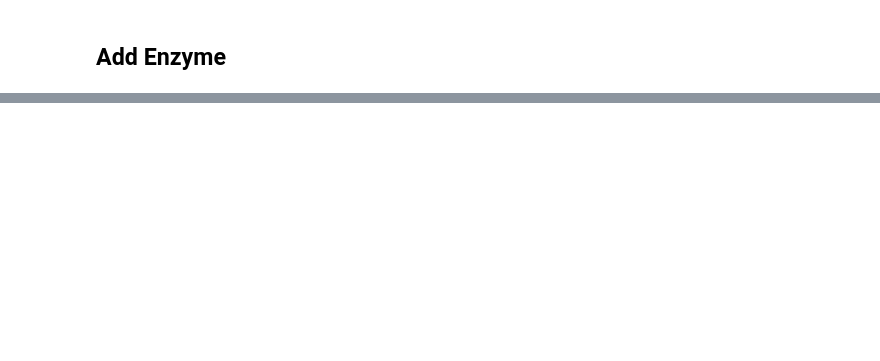
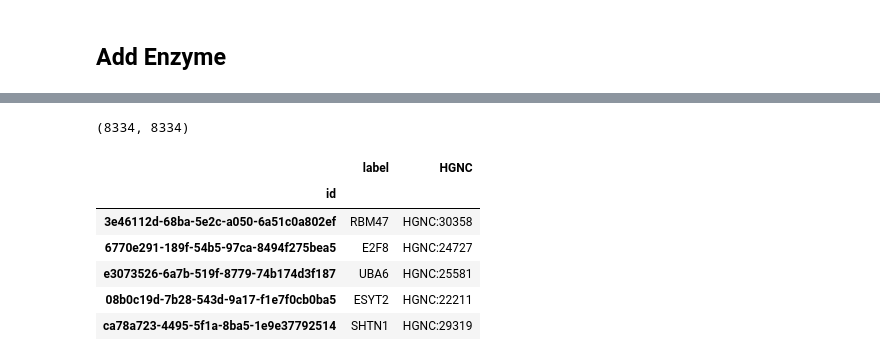
Before and after one commit to MaayanLab/datadistillery-kg, a Jupyter notebook: 0424Notebooks/ingestion_notebook.ipynb, the cells around one changed output, grey strips where cells are left out. Saved outputs shown, nothing was run; the diff lists cells and outputs as text; code cells hidden in the pictures; blank space fills up the shorter version.

```diff
--- a/0424Notebooks/ingestion_notebook.ipynb
+++ b/0424Notebooks/ingestion_notebook.ipynb
@@ -440,0 +572,32 @@ with GraphDatabase.driver(os.getenv('NEO4J_URL'), auth=(os.getenv('NEO4J_USER'),
+# %%
+protein_gene.index.name = "protein"
+protein_gene.columns = ["gene"]
+# %%
+protein_gene_mapper = protein_gene.to_dict()["gene"]
+# %%
+protein_list = []
+gene_list = []
+prot_gene = []
+for prot, protid in protein_id_mapper.items():
+	hgnc = protein_gene_mapper[prot]
+	if hgnc in gene_id_mapper:
+		prot_gene.append({
+			"source": gene_id_mapper[hgnc],
+			"target": protid,
+			"relation": "is_protein",
+			"sab": "HGNCUNIPROT"
+		})
+		protein_list.append({
+			"id": protid,
+			"label": protein_label_mapper[prot],
+			"UNIPROTKB": prot
+		})
+		gene_list.append({
+			"id": gene_id_mapper[hgnc],
+			"label": gene_label_mapper[hgnc],
+			"HGNC": hgnc
+		})
+# %%
+len(protein_list), len(gene_list)
+# %% [output]
+(8334, 8334)
@@ -440,0 +606,15 @@ with GraphDatabase.driver(os.getenv('NEO4J_URL'), auth=(os.getenv('NEO4J_USER'),
+# %%
+protein_df = pd.DataFrame.from_records(protein_list)
+gene_df = pd.DataFrame.from_records(gene_list)
+# %%
+protein_df = protein_df.set_index('id')
+gene_df = gene_df.set_index('id')
+gene_df.head()
+# %% [output]
+|  | label | HGNC |
+| id |  |  |
+| 3e46112d-68ba-5e2c-a050-6a51c0a802ef | RBM47 | HGNC:30358 |
+| 6770e291-189f-54b5-97ca-8494f275bea5 | E2F8 | HGNC:24727 |
+| e3073526-6a7b-519f-8779-74b174d3f187 | UBA6 | HGNC:25581 |
+| 08b0c19d-7b28-543d-9a17-f1e7f0cb0ba5 | ESYT2 | HGNC:22211 |
+| ca78a723-4495-5f1a-8ba5-1e9e37792514 | SHTN1 | HGNC:29319 |
```
Also changed, not shown: parts of 35 cells of this notebook, 3 other files.
